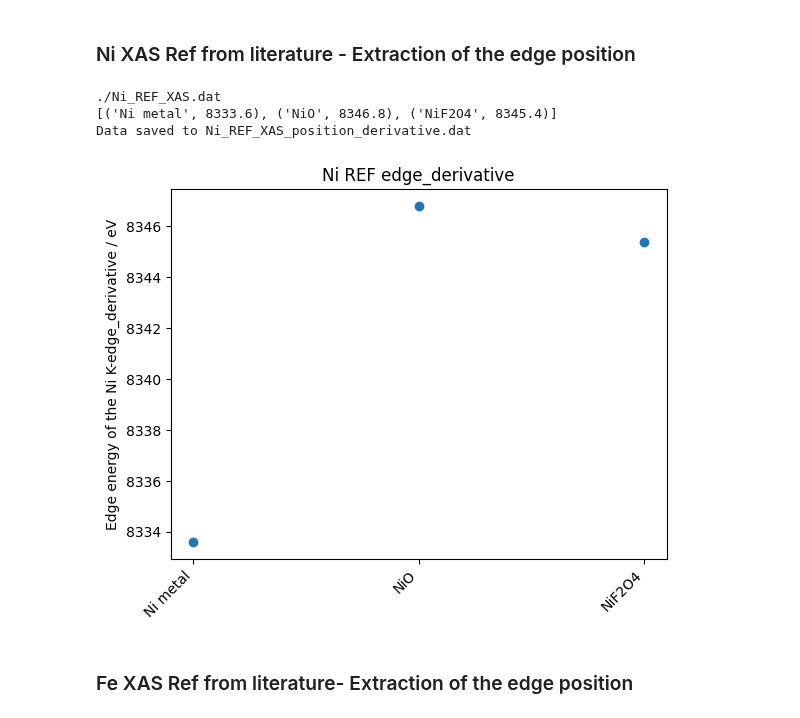
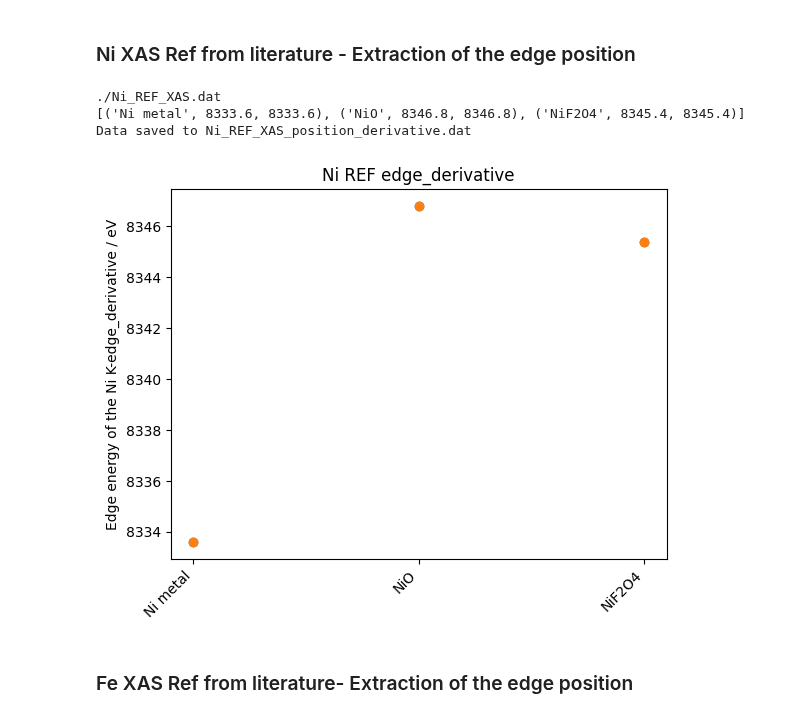
Before and after one commit to raulgarciadiez/myspot_2024_07, a Jupyter notebook: S7-NiFe-6Sm/Analysis.ipynb, the cells around one changed output. Saved outputs shown, nothing was run; the diff lists cells and outputs as text; code cells hidden in the pictures.

```diff
--- a/S7-NiFe-6Sm/Analysis.ipynb
+++ b/S7-NiFe-6Sm/Analysis.ipynb
@@ -47,7 +78,11 @@ def find_edge_position(energy, intensity, monoE_min, monoE_max, smooth):
 # %%
 search_string = "Ni_REF_XAS.dat"
 
-#edge = 8.33
+monoE_min = 8323
+monoE_max = 8352
+#monoE_max_metal = 8335
+smooth = "no"
+
 # Ni K-edge is at 8.33 KeV
 
 # Walk through the current directory and subdirectories
@@ -55,7 +90,6 @@ for root, dirs, files in os.walk("."):
     for i, file in enumerate(files):
         if search_string in file:
             file_path = os.path.join(root, file)
-
 print(file_path)
 
 result_df = pd.read_csv(file_path, sep='\t')
@@ -63,12 +97,8 @@ result_df = pd.read_csv(file_path, sep='\t')
 cmap = plt.cm.viridis
 norm = mcolors.Normalize(vmin=0, vmax=(result_df.shape[1]-1) / 2)
 
-monoE_min = 8323
-monoE_max = 8352
-#monoE_max_metal = 8335
-smooth = "no"
+energ_calib_Ni_REF_XAS_list = []
 
-energ_calib_Ni_REF_XAS_list = []
 
 if 'Energy' in result_df.columns:
     # Get a list of columns excluding 'Energy'
@@ -76,79 +106,49 @@ if 'Energy' in result_df.columns:
 
     for column in columns_to_process:
         for idx, value in enumerate(result_df[column]):
-
-            #closest_monoE1 = find_closest(monoE_min, result_df['Energy'])
-            #if column == 'Ni metal':
-            #    closest_monoE2 = find_closest(monoE_max_metal, result_df['Energy'])
-            #else:
-            #    closest_monoE2 = find_closest(monoE_max, result_df['Energy'])
-
-            #signal_min = result_df.loc[result_df['Energy'] == closest_monoE1, column].values[0]
-            #signal_max = result_df.loc[result_df['Energy'] == closest_monoE2, column].values[0]
-
             edge_position = find_edge_position(result_df['Energy'].values, result_df[column].values, monoE_min, monoE_max, smooth)
-
-            # Use the detected edge position to refine your calibration or other calculations
-            #edge_energy = result_df['Energy'].iloc[edge_position_idx]  # Energy at the detected edge position
-
-
+            edge_position_fit = find_edge_position_fit(result_df['Energy'].values, result_df[column].values, monoE_min, monoE_max, smooth)
             color = cmap(norm(idx//2))  # Use the same color for pairs
 
             x = result_df['Energy']
             result_df["I"]= result_df[column]
             y = -0.0*idx + (result_df["I"])
-            #err = (result_df[f'{var1}/{var2}_std'] - signal_min)/(signal_max - signal_min)
 
-            #target_min = result_df.loc[result_df['Energy'] == closest_monoE1, 'I'].values[0]
-            #target_max = result_df.loc[result_df['Energy'] == closest_monoE2, 'I'].values[0]
-            #target_value = (target_max - target_min)/2
+        energ_calib_Ni_REF_XAS_list.append((column,float(edge_position), float(edge_position_fit)))
+print(energ_calib_Ni_REF_XAS_list)
 
-            ## this adds a constrain that the energy edge value should be between the monoE_min and monoE_max values
-            #idx_before = result_df[(result_df["I"] <= target_value) &
-            #                (result_df['Energy'] >= monoE_min) &
-            #                (result_df['Energy'] <= monoE_max)].index[-1]
-
-            #idx_after = result_df[(result_df["I"] > target_value) &
-            #                (result_df['Energy'] >= monoE_min) &
-            #                (result_df['Energy'] <= monoE_max)].index[0]
-
-
-            #x0, y0 = result_df.loc[idx_before, "I"], result_df.loc[idx_before, 'Energy']
-            #x1, y1 = result_df.loc[idx_after, "I"], result_df.loc[idx_after, 'Energy']
-            #interpolated_monoE = y0 + (target_value - x0) * (y1 - y0) / (x1 - x0)
-        #energ_calib_Ni_REF_XAS_list.append((column,float(interpolated_monoE)))
-        energ_calib_Ni_REF_XAS_list.append((column,float(edge_position)))
-print(energ_calib_Ni_REF_XAS_list)
 
 #Save the edge data in a new file
 filename = "Ni_REF_XAS_position_derivative.dat"  #'sample_data.dat'
 
 # Open the file in write mode
 with open(filename, 'w') as file:
     # Write the header
-    file.write('Reference,Edge Energy (eV)\n')
+    file.write('Reference,Edge Energy (eV),Edge Energy (eV)_fit\n')
     # Write each tuple in the data
-    for condition, energy in energ_calib_Ni_REF_XAS_list:
-        file.write(f'{condition},{energy}\n')
+    for condition, energy, energy_fit in energ_calib_Ni_REF_XAS_list:
+        file.write(f'{condition},{energy},{energy_fit}\n')
 
 print(f'Data saved to {filename}')
 
 # Extract x and y values
 x_labels = [item[0] for item in energ_calib_Ni_REF_XAS_list]
 y_values = [item[1] for item in energ_calib_Ni_REF_XAS_list]
+y2_values = [item[2] for item in energ_calib_Ni_REF_XAS_list]
 
 # Create a scatter plot
 plt.scatter(x_labels, y_values)
+plt.scatter(x_labels, y2_values)
 plt.xticks(rotation=45, ha='right')
 plt.ylabel ("Edge energy of the Ni K-edge_derivative / eV")
 #plt.legend(loc='upper left', bbox_to_anchor=(1, 1))
 plt.title("Ni REF edge_derivative")
 plt.savefig('Ni_REF_XAS_edge_derivative.png')
 # %% [output]
 ./Ni_REF_XAS.dat
-[('Ni metal', 8333.6), ('NiO', 8346.8), ('NiF2O4', 8345.4)]
+[('Ni metal', 8333.6, 8333.6), ('NiO', 8346.8, 8346.8), ('NiF2O4', 8345.4, 8345.4)]
 Data saved to Ni_REF_XAS_position_derivative.dat
-[figure, old version]
+[figure, new version]
 # %% [markdown]
 ### Fe XAS Ref from literature- Extraction of the edge position
 # %%
```
Also changed, not shown: parts of 1 cell of this notebook, 2 other files.
